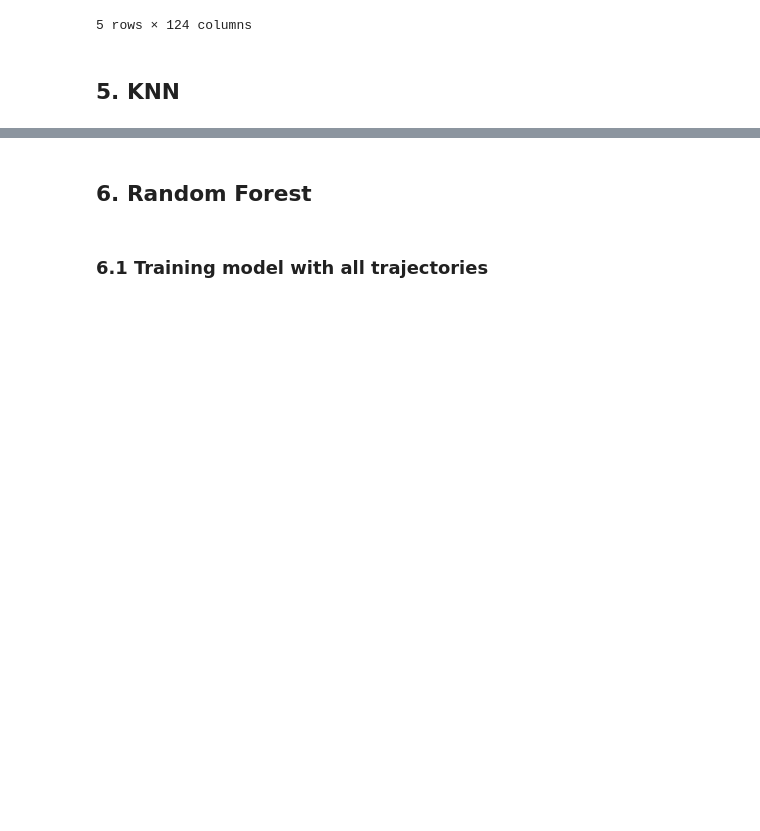
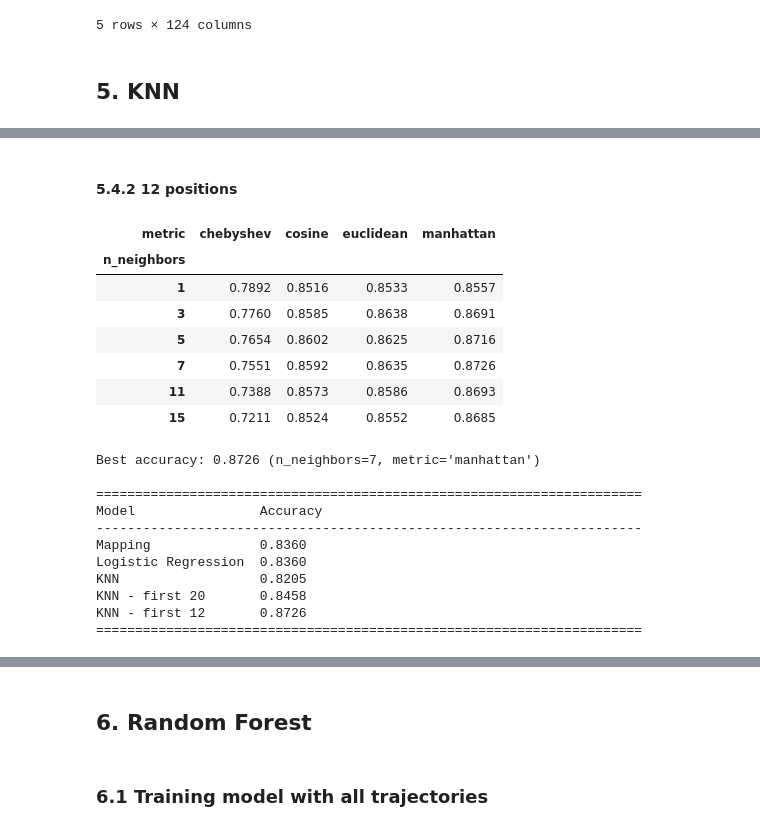
Before and after one commit to Kapponohacco/League-Ml-Project, a Jupyter notebook: src/models.ipynb, the cells around one changed output, grey strips where cells are left out. Saved outputs shown, nothing was run; the diff lists cells and outputs as text; code cells hidden in the pictures; blank space fills up the shorter version.

```diff
--- a/src/models.ipynb
+++ b/src/models.ipynb
@@ -360,0 +495,41 @@ data_deleted.head(5)
+# %% [markdown]
+#### 5.4.2 12 positions
+# %%
+position_cols = [f'x{i}' for i in range(1,13)] + [f'y{i}' for i in range(1,13)]
+X = data_deleted[position_cols]
+y = data_deleted['role']
+
+X_sample = X.sample(50000, random_state=random_state)
+y_sample = y.loc[X_sample.index]
+
+acc_knn12 = knn_accuracy_table(X_sample, y_sample)
+
+print("\n" + "="*70)
+print(f"{'Model':<20} {'Accuracy':<15}")
+print("-"*70)
+print(f"{'Mapping':<20} {acc_map:.4f}")
+print(f"{'Logistic Regression':<20} {acc_lr:.4f}")
+print(f"{'KNN':<20} {acc_knn:.4f}")
+print(f"{'KNN - first 20':<20} {acc_knn20:.4f}")
+print(f"{'KNN - first 12':<20} {acc_knn12:.4f}")
+print("="*70)
+# %% [output]
+| metric | chebyshev | cosine | euclidean | manhattan |
+| n_neighbors |  |  |  |  |
+| 1 | 0.7892 | 0.8516 | 0.8533 | 0.8557 |
+| 3 | 0.7760 | 0.8585 | 0.8638 | 0.8691 |
+| 5 | 0.7654 | 0.8602 | 0.8625 | 0.8716 |
+| 7 | 0.7551 | 0.8592 | 0.8635 | 0.8726 |
+| 11 | 0.7388 | 0.8573 | 0.8586 | 0.8693 |
+| 15 | 0.7211 | 0.8524 | 0.8552 | 0.8685 |
+Best accuracy: 0.8726 (n_neighbors=7, metric='manhattan')
+
+======================================================================
+Model                Accuracy
+----------------------------------------------------------------------
+Mapping              0.8360
+Logistic Regression  0.8360
+KNN                  0.8205
+KNN - first 20       0.8458
+KNN - first 12       0.8726
+======================================================================
```
Also changed, not shown: parts of 13 cells of this notebook, 1 other file.
